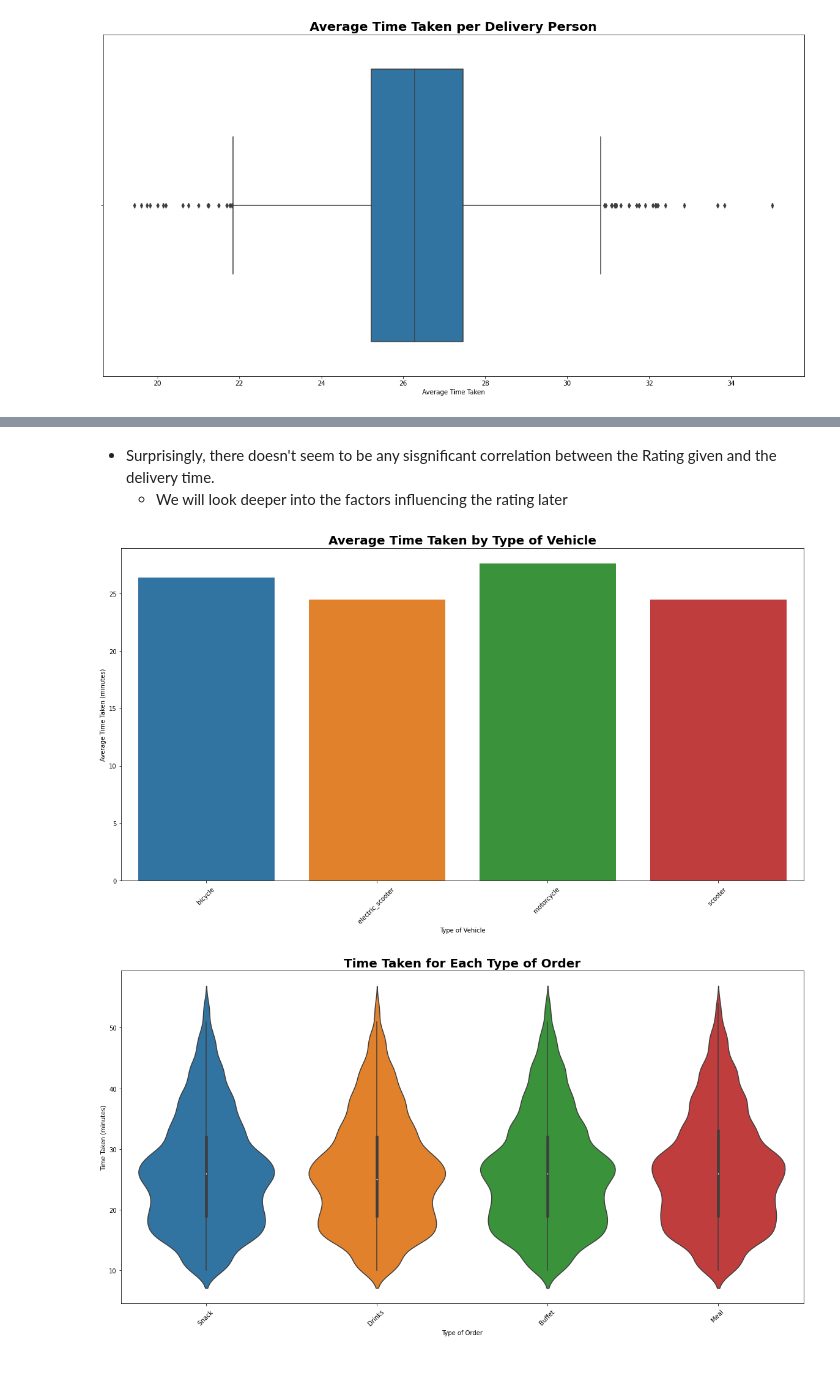
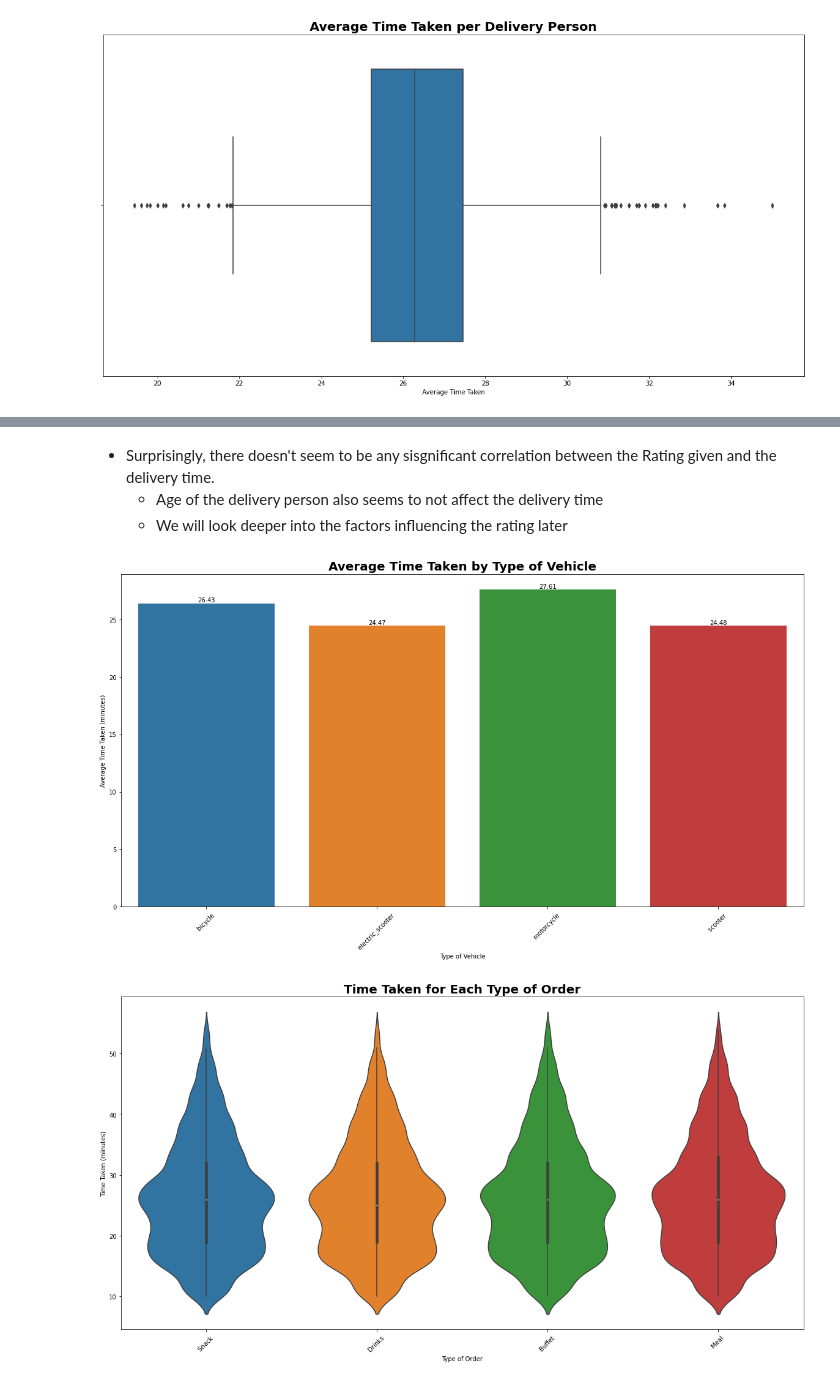
Before and after one commit to AlbertHunduza/DelivTimeAI, a Jupyter notebook: EDA.ipynb, the cells around one changed output, grey strips where cells are left out. Cells and saved outputs as stored; diff of their text form; code cells hidden in the pictures.

```diff
--- a/EDA.ipynb
+++ b/EDA.ipynb
@@ -277,0 +294,21 @@ plt.show()
+# %%
+from geopy.distance import geodesic
+
+# Calculate the distance between restaurant and delivery location
+deliv_df['Distance'] = deliv_df.apply(lambda row: geodesic((row['Restaurant_latitude'], row['Restaurant_longitude']),
+                                                            (row['Delivery_location_latitude'], row['Delivery_location_longitude'])).kilometers, axis=1)
+
+
+# Set the figure size
+plt.figure(figsize=(20, 10))
+
+# Create a scatter plot
+sns.regplot(x="Distance", y="Time_taken(min)", data=deliv_df, scatter_kws={"color": "blue"}, line_kws={"color": "red"})
+
+# Set the axis labels and title
+plt.xlabel("Distance")
+plt.ylabel("Time Taken (minutes)")
+plt.title("Time Taken vs Distance", fontsize=20, fontweight='bold', color = 'black')
+
+# Display the plot
+plt.show()
@@ -278,28 +317,33 @@ plt.show()
 # %% [markdown]
 * Surprisingly, there doesn't seem to be any sisgnificant correlation between the Rating given and the delivery time.
+    - Age of the delivery person also seems to not affect the delivery time
     - We will look deeper into the factors influencing the rating later
 # %%
 # Calculate the average time taken by each type of vehicle
 avg_time_taken = deliv_df.groupby("Type_of_vehicle")["Time_taken(min)"].mean().reset_index()
 
 # Set the figure size
 plt.figure(figsize=(20, 10))
 
 # Create a bar plot
 sns.barplot(x="Type_of_vehicle", y="Time_taken(min)", data=avg_time_taken)
 
 # Set the axis labels and title
 plt.xlabel("Type of Vehicle")
 plt.ylabel("Average Time Taken (minutes)")
-plt.title("Average Time Taken by Type of Vehicle", fontsize=20, fontweight='bold', color = 'black')
+plt.title("Average Time Taken by Type of Vehicle", fontsize=20, fontweight='bold', color='black')
 
 # Rotate x-axis labels if needed
 plt.xticks(rotation=45)
 
+# Add annotations on top of each bar
+for index, row in avg_time_taken.iterrows():
+    plt.annotate(f"{row['Time_taken(min)']:.2f}", (index, row['Time_taken(min)']), ha='center', va='bottom')
+
 # Display the plot
 plt.show()
 # %% [output]
-[figure, old version]
+[figure, new version]
 # %%
 # Set the figure size
 plt.figure(figsize=(20, 10))
```
Also changed, not shown: parts of 6 cells of this notebook.
